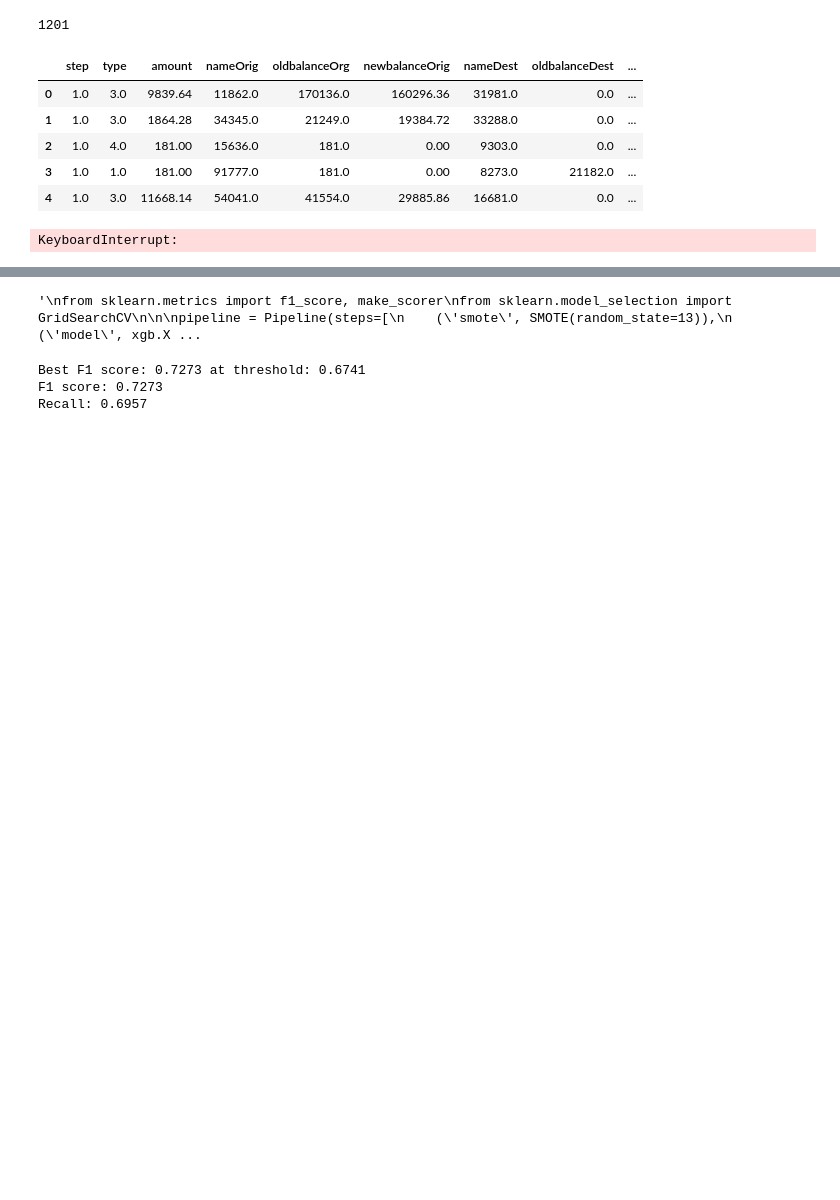
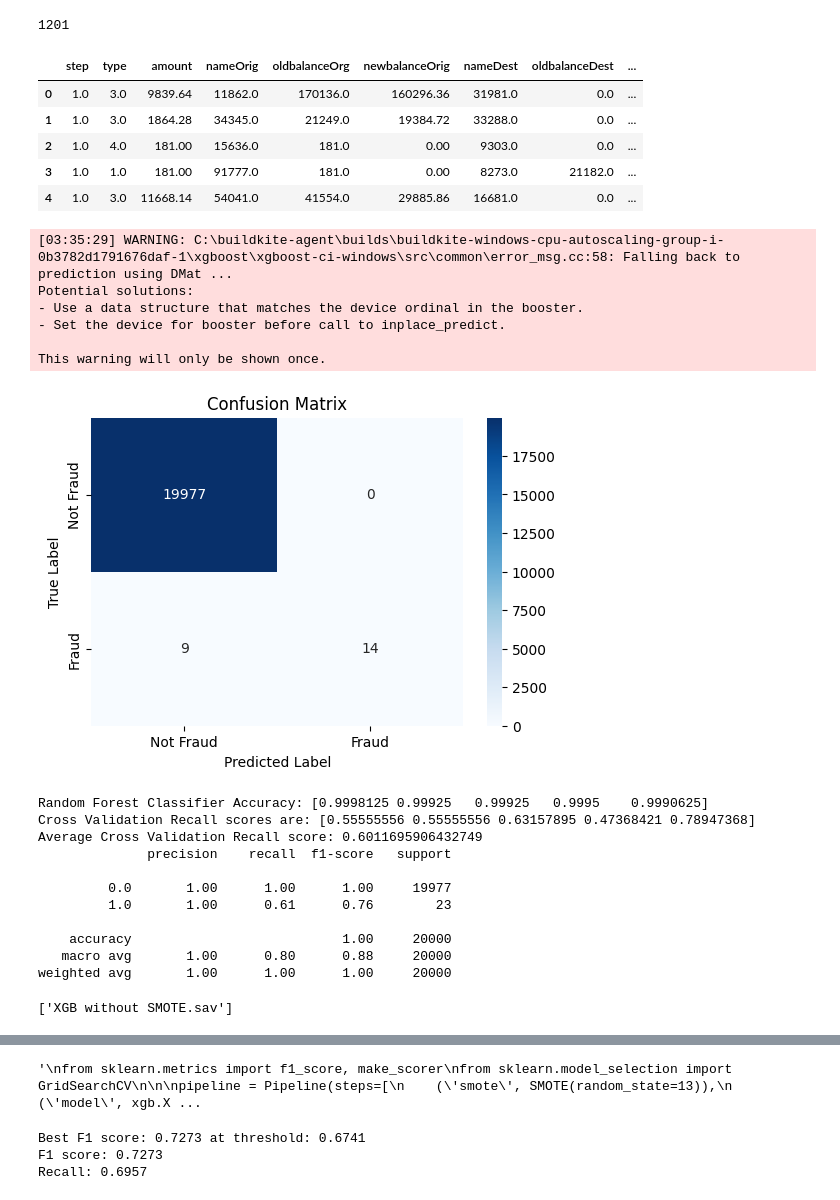
Before and after one commit to QuiteSurreal/Detecting-transactial-fraud-with-AI, a Jupyter notebook: factory/AI.ipynb, the cells around one changed output, grey strips where cells are left out. Saved outputs shown, nothing was run; the diff lists cells and outputs as text; code cells hidden in the pictures; blank space fills up the shorter version.

```diff
--- a/factory/AI.ipynb
+++ b/factory/AI.ipynb
@@ -248,31 +250,52 @@ model = xgb.XGBClassifier(
     eval_metric='logloss',
     #predictor='gpu_predictor',
     random_state=42
 )
 
 
 model.fit(X_train, y_train)
 y_scores = model.predict_proba(X_test)[:, 1]
 Y_pred = (y_scores >= 0.8105).astype(int)
 #rf.score(X_train, y_train)
 
 scoreAcc = cross_val_score(model, X_train, y_train, cv=kf, scoring='accuracy')
 scoreRe = cross_val_score(model, X_train, y_train, cv=kf, scoring='recall')
 
 cm = confusion_matrix(y_test, Y_pred)
 
 plt.figure(figsize=(6, 4))
 sns.heatmap(cm, annot=True, fmt="d", cmap="Blues", xticklabels=["Not Fraud", "Fraud"], yticklabels=["Not Fraud", "Fraud"])
 plt.xlabel("Predicted Label")
 plt.ylabel("True Label")
 plt.title("Confusion Matrix")
 plt.show()
 
 xgb.plot_importance(model, importance_type='gain')
 
 print("Random Forest Classifier Accuracy: {}".format(scoreAcc))
 print("Cross Validation Recall scores are: {}".format(scoreRe))
 print("Average Cross Validation Recall score: {}".format(scoreRe.mean()))
 print(classification_report(y_test, Y_pred))
+
+filename = "XGB without SMOTE.sav"
+joblib.dump(model, filename)
 # %% [output]
-KeyboardInterrupt:
+[03:35:29] WARNING: C:\buildkite-agent\builds\buildkite-windows-cpu-autoscaling-group-i-0b3782d1791676daf-1\xgboost\xgboost-ci-windows\src\common\error_msg.cc:58: Falling back to prediction using DMat ...
+Potential solutions:
+- Use a data structure that matches the device ordinal in the booster.
+- Set the device for booster before call to inplace_predict.
+
+This warning will only be shown once.
+[figure, added]
+Random Forest Classifier Accuracy: [0.9998125 0.99925   0.99925   0.9995    0.9990625]
+Cross Validation Recall scores are: [0.55555556 0.55555556 0.63157895 0.47368421 0.78947368]
+Average Cross Validation Recall score: 0.6011695906432749
+              precision    recall  f1-score   support
+
+         0.0       1.00      1.00      1.00     19977
+         1.0       1.00      0.61      0.76        23
+
+    accuracy                           1.00     20000
+   macro avg       1.00      0.80      0.88     20000
+weighted avg       1.00      1.00      1.00     20000
+['XGB without SMOTE.sav']
```
Also changed, not shown: parts of 4 cells of this notebook, 14 other files.
